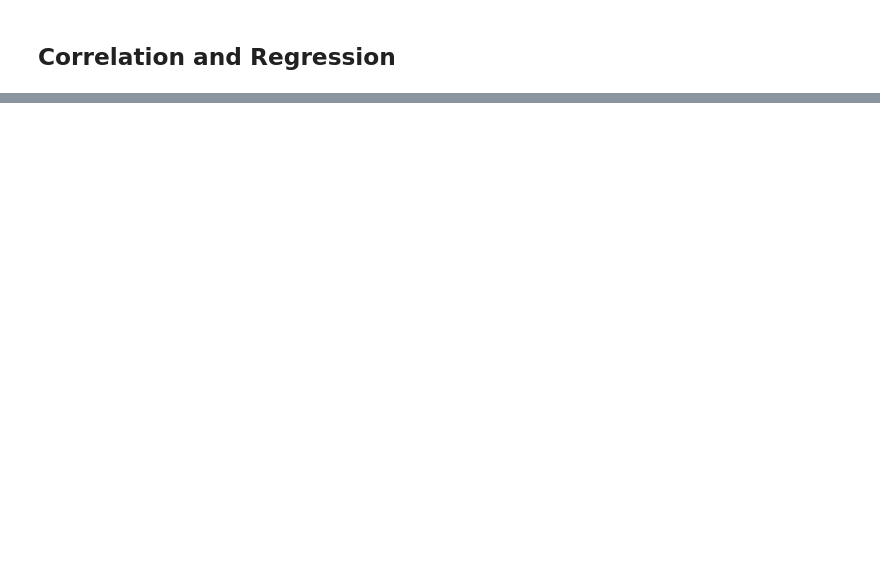
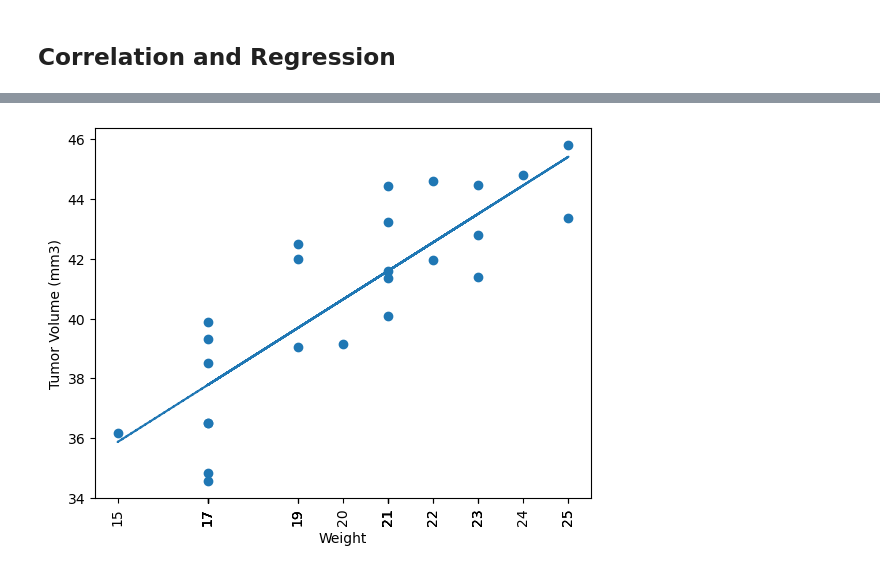
Before and after one commit to NadineB1/pymaceutical-challenge, a Jupyter notebook: pymaceuticals_starter.ipynb, the cells around one changed output, grey strips where cells are left out. Saved outputs shown, nothing was run; the diff lists cells and outputs as text; code cells hidden in the pictures; blank space fills up the shorter version.

```diff
--- a/pymaceuticals_starter.ipynb
+++ b/pymaceuticals_starter.ipynb
@@ -241,0 +285,13 @@ The correlation between mouse weight and the average tumor volume is 0.84
+# %%
+
+d_slope, d_int, d_r, d_p, d_std_err = st.linregress(
+    average_df["Weight (g)"],average_df["Tumor Volume (mm3)"])
+d_fit = d_slope * average_df["Weight (g)"] + d_int
+plt.scatter(average_df["Weight (g)"],average_df["Tumor Volume (mm3)"])
+plt.plot(average_df["Weight (g)"],d_fit,"--")
+plt.xticks(average_df["Weight (g)"], rotation=90)
+plt.xlabel('Weight')
+plt.ylabel('Tumor Volume (mm3)')
+plt.show()
+# %% [output]
+[figure, added]
```
Also changed, not shown: parts of 7 cells of this notebook.
